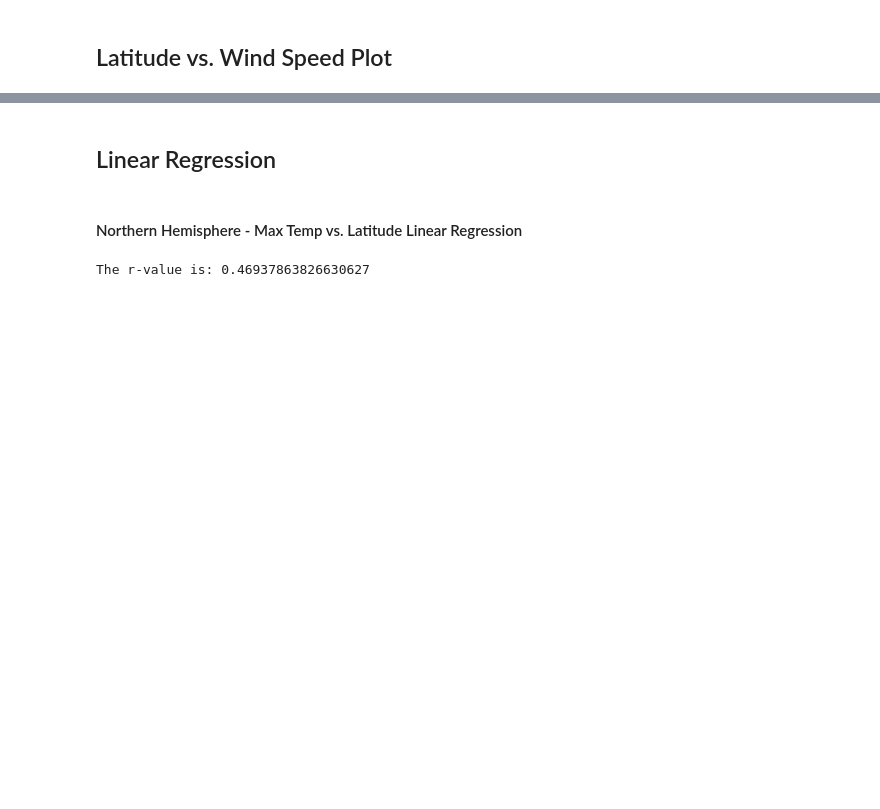
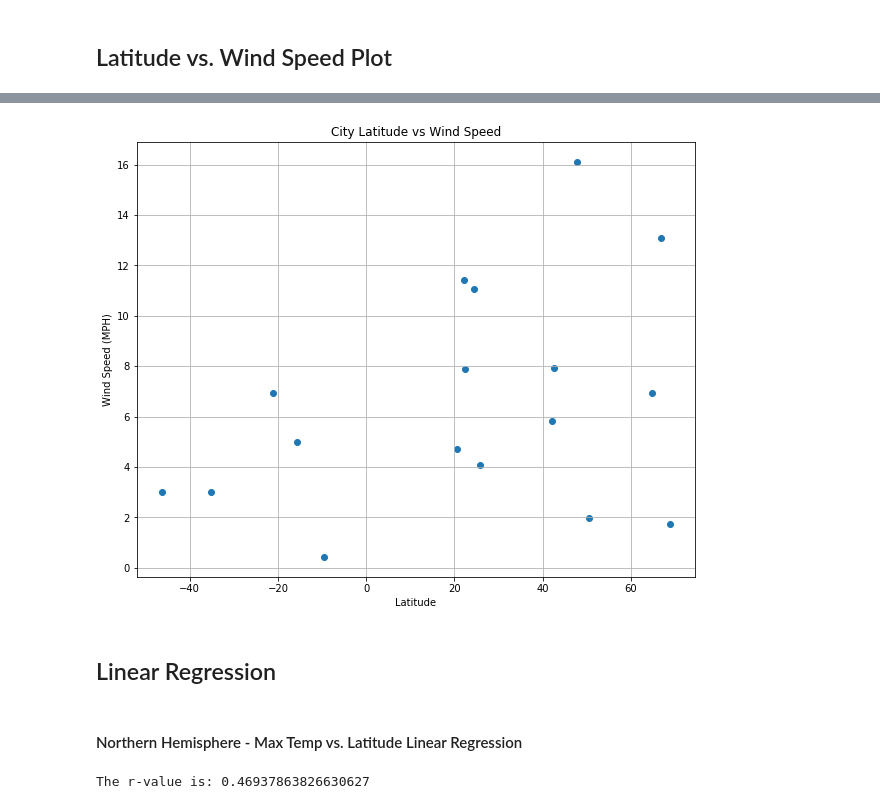
Before and after one commit to lachispa202/06-Python-API-Homework, a Jupyter notebook: WeatherPy.ipynb, the cells around one changed output, grey strips where cells are left out. Drawn from its saved outputs; the diff is of its cells as text; code cells hidden in the pictures; blank space fills up the shorter version.

```diff
--- a/WeatherPy.ipynb
+++ b/WeatherPy.ipynb
@@ -189,3 +300,15 @@ Int64Index([], dtype='int64')
+# %%
+# Generate scatter plot
+plt.figure(figsize=(10,8))
+plt.scatter(city_weather['Latitude'], city_weather['Wind Speed'])
+plt.title("City Latitude vs Wind Speed")
+plt.xlabel("Latitude")
+plt.ylabel("Wind Speed (MPH)")
+plt.grid(True)
+plt.show
+plt.savefig('Latitude_WindSpeed.png', bbox_inches='tight')
+# %% [output]
+[figure, added]
 # %% [markdown]
 ## Linear Regression
 # %% [markdown]
```
Also changed, not shown: parts of 18 cells of this notebook, 5 other files.
